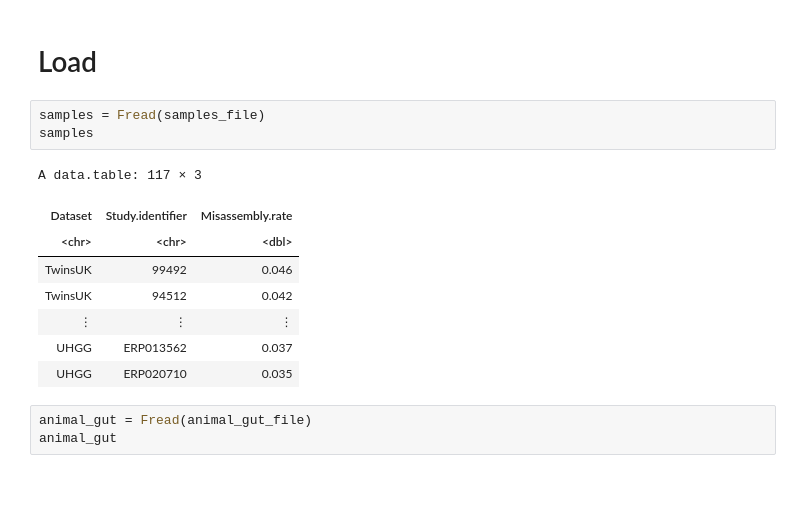
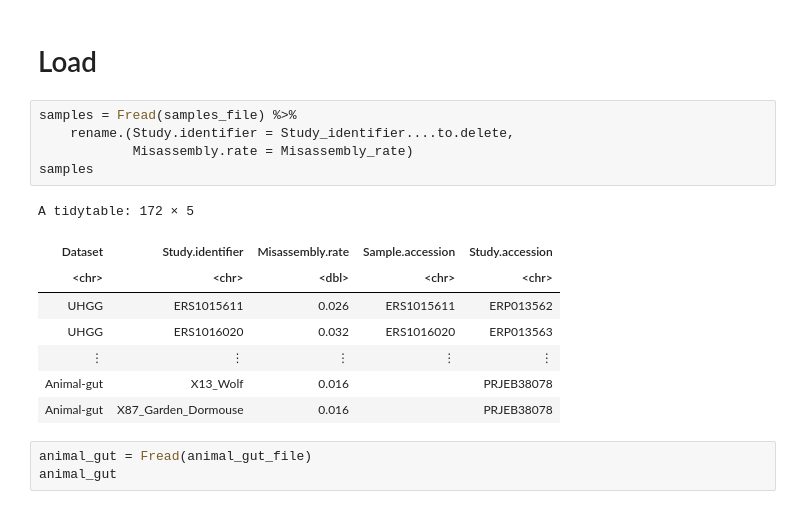
Before and after one commit to leylabmpi/resmico, a Jupyter notebook: notebooks/06_version2/02_real_dataset_eval/06_sample_accessions.ipynb, the cells around one changed output. Cells and saved outputs as stored; diff of their text form.

Commit message:
updated notebooks on UHGG

```diff
--- a/notebooks/06_version2/02_real_dataset_eval/06_sample_accessions.ipynb
+++ b/notebooks/06_version2/02_real_dataset_eval/06_sample_accessions.ipynb
@@ -36,17 +36,19 @@ Directory already exists: /ebio/abt3_projects/databases_no-backup/DeepMAsED/vers
 # %% [markdown]
 # Load
 # %%
-samples = Fread(samples_file)
+samples = Fread(samples_file) %>%
+    rename.(Study.identifier = Study_identifier....to.delete,
+            Misassembly.rate = Misassembly_rate)
 samples
 # %% [output]
-A data.table: 117 × 3
+A tidytable: 172 × 5
-| Dataset | Study.identifier | Misassembly.rate |
-| <chr> | <chr> | <dbl> |
-| TwinsUK | 99492 | 0.046 |
-| TwinsUK | 94512 | 0.042 |
-| ⋮ | ⋮ | ⋮ |
-| UHGG | ERP013562 | 0.037 |
-| UHGG | ERP020710 | 0.035 |
+| Dataset | Study.identifier | Misassembly.rate | Sample.accession | Study.accession |
+| <chr> | <chr> | <dbl> | <chr> | <chr> |
+| UHGG | ERS1015611 | 0.026 | ERS1015611 | ERP013562 |
+| UHGG | ERS1016020 | 0.032 | ERS1016020 | ERP013563 |
+| ⋮ | ⋮ | ⋮ | ⋮ | ⋮ |
+| Animal-gut | X13_Wolf | 0.016 |  | PRJEB38078 |
+| Animal-gut | X87_Garden_Dormouse | 0.016 |  | PRJEB38078 |
 # %%
 animal_gut = Fread(animal_gut_file)
 animal_gut
```
Also changed, not shown: parts of 5 cells of this notebook, 5 other files.
